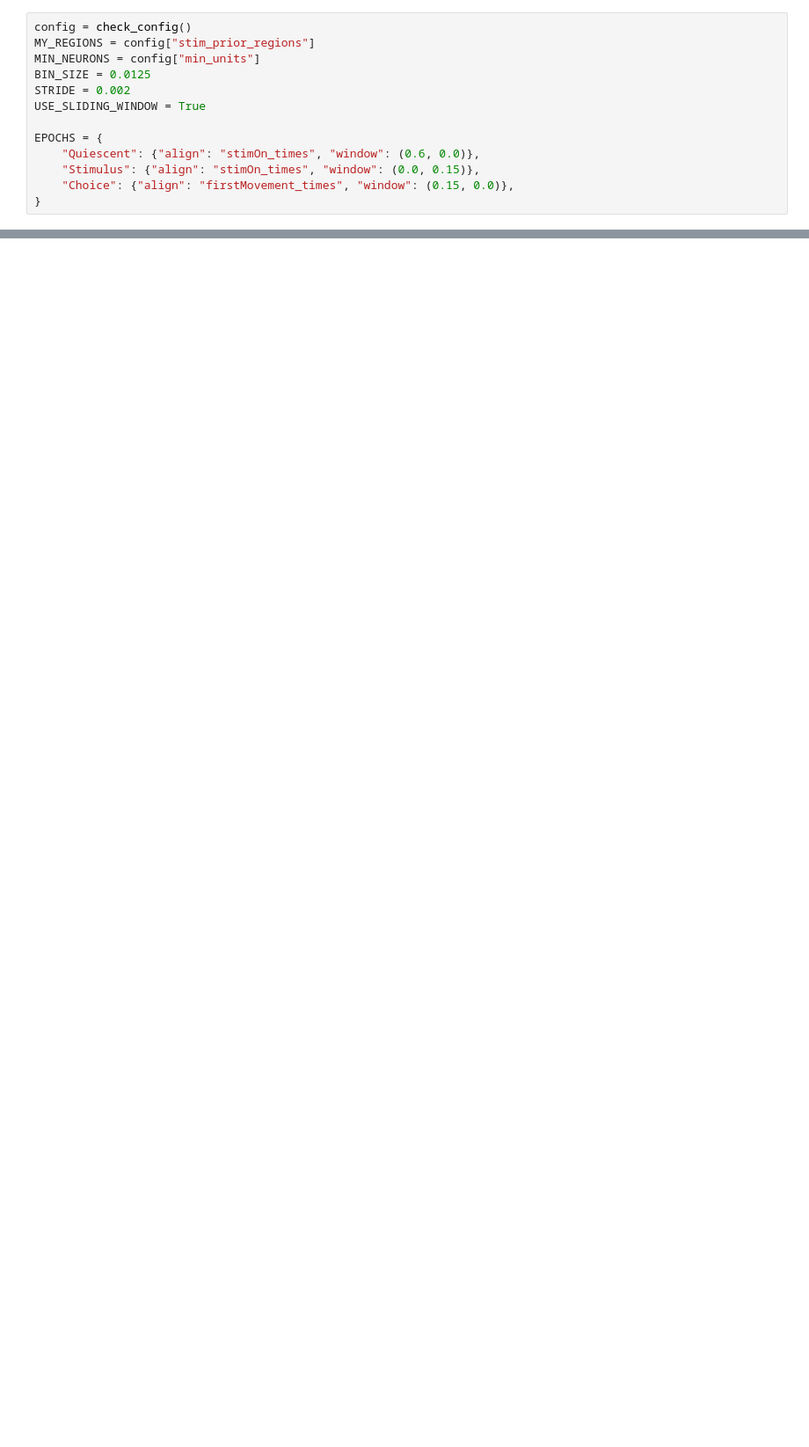
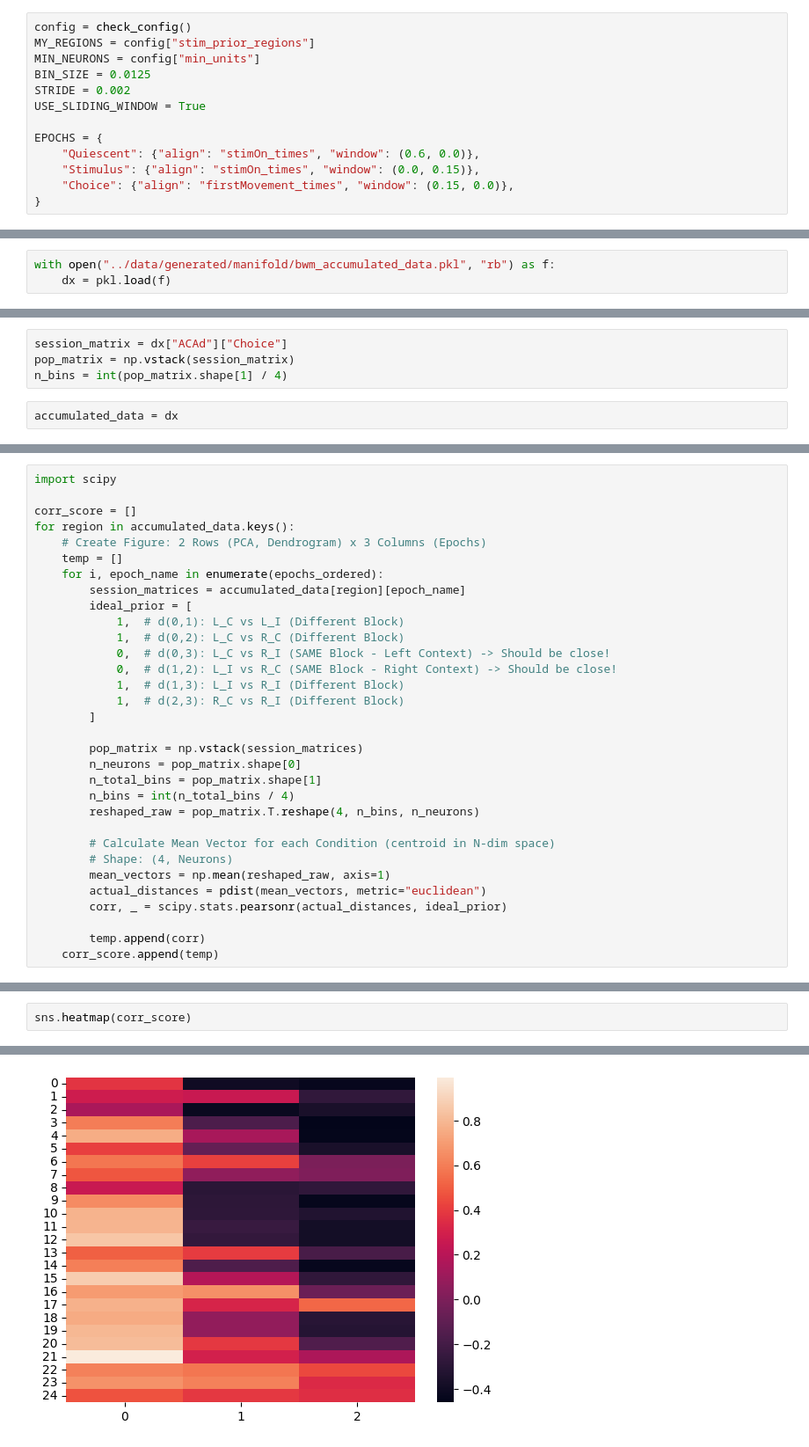
Before and after one commit to debottamKundu/ibl-partial-info-decomp, a Jupyter notebook: notebooks/manifold.ipynb, the cells around one changed output, grey strips where cells are left out. Shown at 88% size. Saved outputs shown, nothing was run; the diff lists cells and outputs as text; blank space fills up the shorter version.

```diff
--- a/notebooks/manifold.ipynb
+++ b/notebooks/manifold.ipynb
@@ -103,0 +37,3 @@ q.shape
+# %%
+with open("../data/generated/manifold/bwm_accumulated_data.pkl", "rb") as f:
+    dx = pkl.load(f)
@@ -103,0 +42,6 @@ q.shape
+# %%
+session_matrix = dx["ACAd"]["Choice"]
+pop_matrix = np.vstack(session_matrix)
+n_bins = int(pop_matrix.shape[1] / 4)
+# %%
+accumulated_data = dx
@@ -103,0 +164,32 @@ q.shape
+# %%
+import scipy
+
+corr_score = []
+for region in accumulated_data.keys():
+    # Create Figure: 2 Rows (PCA, Dendrogram) x 3 Columns (Epochs)
+    temp = []
+    for i, epoch_name in enumerate(epochs_ordered):
+        session_matrices = accumulated_data[region][epoch_name]
+        ideal_prior = [
+            1,  # d(0,1): L_C vs L_I (Different Block)
+            1,  # d(0,2): L_C vs R_C (Different Block)
+            0,  # d(0,3): L_C vs R_I (SAME Block - Left Context) -> Should be close!
+            0,  # d(1,2): L_I vs R_C (SAME Block - Right Context) -> Should be close!
+            1,  # d(1,3): L_I vs R_I (Different Block)
+            1,  # d(2,3): R_C vs R_I (Different Block)
+        ]
+
+        pop_matrix = np.vstack(session_matrices)
+        n_neurons = pop_matrix.shape[0]
+        n_total_bins = pop_matrix.shape[1]
+        n_bins = int(n_total_bins / 4)
+        reshaped_raw = pop_matrix.T.reshape(4, n_bins, n_neurons)
+
+        # Calculate Mean Vector for each Condition (centroid in N-dim space)
+        # Shape: (4, Neurons)
+        mean_vectors = np.mean(reshaped_raw, axis=1)
+        actual_distances = pdist(mean_vectors, metric="euclidean")
+        corr, _ = scipy.stats.pearsonr(actual_distances, ideal_prior)
+
+        temp.append(corr)
+    corr_score.append(temp)
@@ -103,0 +202,3 @@ q.shape
+# %%
+sns.heatmap(corr_score)
+# %% [output]
@@ -103,0 +206 @@ q.shape
+[figure, added]
```
Also changed, not shown: parts of 18 cells of this notebook, 4 other files.
